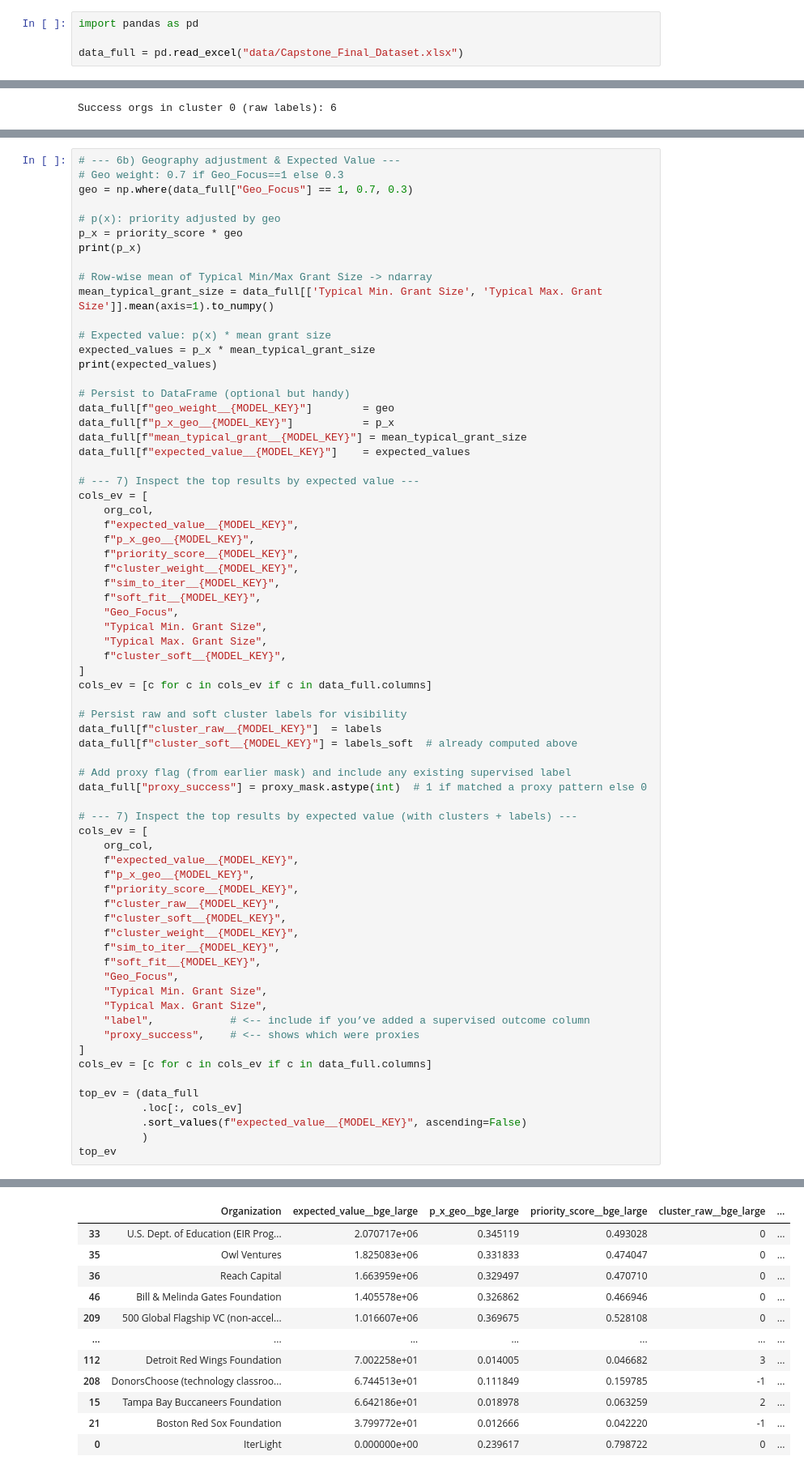
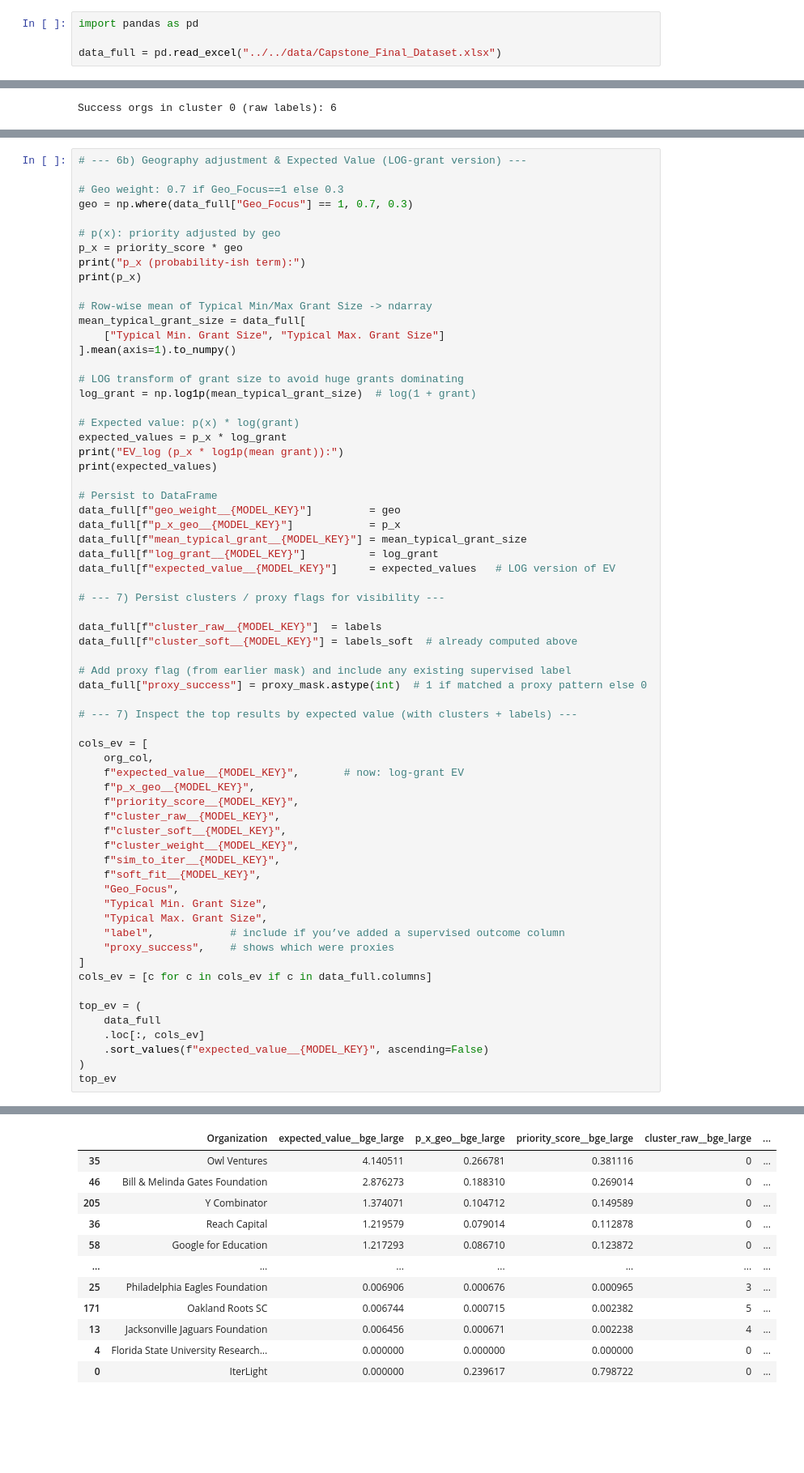
Before and after one commit to BecksterScience/IterLight, a Jupyter notebook: Heuristic2/gtelarge_cross_encode/H2_gte_cross_encode.ipynb, the cells around one changed output, grey strips where cells are left out. Shown at 81% size. Cells and saved outputs as stored; diff of their text form; blank space fills up the shorter version.

```diff
--- a/Heuristic2/gtelarge_cross_encode/H2_gte_cross_encode.ipynb
+++ b/Heuristic2/gtelarge_cross_encode/H2_gte_cross_encode.ipynb
@@ -1,7 +1,7 @@
 # %%
 import pandas as pd
 
-data_full = pd.read_excel("data/Capstone_Final_Dataset.xlsx")
+data_full = pd.read_excel("../../data/Capstone_Final_Dataset.xlsx")
 # %%
 #First I will keep only Geo info, Category info, Grant info, and Mission/Pillar info
 data_full = data_full.drop(columns=[
@@ -1068,42 +1068,36 @@ print(p_x)
 # %%
-# --- 6b) Geography adjustment & Expected Value ---
+# --- 6b) Geography adjustment & Expected Value (LOG-grant version) ---
+
 # Geo weight: 0.7 if Geo_Focus==1 else 0.3
 geo = np.where(data_full["Geo_Focus"] == 1, 0.7, 0.3)
 
 # p(x): priority adjusted by geo
 p_x = priority_score * geo
+print("p_x (probability-ish term):")
 print(p_x)
 
 # Row-wise mean of Typical Min/Max Grant Size -> ndarray
-mean_typical_grant_size = data_full[['Typical Min. Grant Size', 'Typical Max. Grant Size']].mean(axis=1).to_numpy()
+mean_typical_grant_size = data_full[
+    ["Typical Min. Grant Size", "Typical Max. Grant Size"]
+].mean(axis=1).to_numpy()
 
-# Expected value: p(x) * mean grant size
-expected_values = p_x * mean_typical_grant_size
+# LOG transform of grant size to avoid huge grants dominating
+log_grant = np.log1p(mean_typical_grant_size)  # log(1 + grant)
+
+# Expected value: p(x) * log(grant)
+expected_values = p_x * log_grant
+print("EV_log (p_x * log1p(mean grant)):")
 print(expected_values)
 
-# Persist to DataFrame (optional but handy)
-data_full[f"geo_weight__{MODEL_KEY}"]        = geo
-data_full[f"p_x_geo__{MODEL_KEY}"]           = p_x
+# Persist to DataFrame
+data_full[f"geo_weight__{MODEL_KEY}"]         = geo
+data_full[f"p_x_geo__{MODEL_KEY}"]            = p_x
 data_full[f"mean_typical_grant__{MODEL_KEY}"] = mean_typical_grant_size
-data_full[f"expected_value__{MODEL_KEY}"]    = expected_values
+data_full[f"log_grant__{MODEL_KEY}"]          = log_grant
+data_full[f"expected_value__{MODEL_KEY}"]     = expected_values   # LOG version of EV
 
-# --- 7) Inspect the top results by expected value ---
-cols_ev = [
-    org_col,
-    f"expected_value__{MODEL_KEY}",
-    f"p_x_geo__{MODEL_KEY}",
-    f"priority_score__{MODEL_KEY}",
-    f"cluster_weight__{MODEL_KEY}",
-    f"sim_to_iter__{MODEL_KEY}",
-    f"soft_fit__{MODEL_KEY}",
-    "Geo_Focus",
-    "Typical Min. Grant Size",
-    "Typical Max. Grant Size",
-    f"cluster_soft__{MODEL_KEY}",
-]
-cols_ev = [c for c in cols_ev if c in data_full.columns]
+# --- 7) Persist clusters / proxy flags for visibility ---
 
-# Persist raw and soft cluster labels for visibility
 data_full[f"cluster_raw__{MODEL_KEY}"]  = labels
 data_full[f"cluster_soft__{MODEL_KEY}"] = labels_soft  # already computed above
 
@@ -1111,9 +1105,10 @@ data_full[f"cluster_soft__{MODEL_KEY}"] = labels_soft  # already computed above
 data_full["proxy_success"] = proxy_mask.astype(int)  # 1 if matched a proxy pattern else 0
 
 # --- 7) Inspect the top results by expected value (with clusters + labels) ---
+
 cols_ev = [
     org_col,
-    f"expected_value__{MODEL_KEY}",
+    f"expected_value__{MODEL_KEY}",       # now: log-grant EV
     f"p_x_geo__{MODEL_KEY}",
     f"priority_score__{MODEL_KEY}",
     f"cluster_raw__{MODEL_KEY}",
@@ -1124,14 +1119,15 @@ cols_ev = [
     "Geo_Focus",
     "Typical Min. Grant Size",
     "Typical Max. Grant Size",
-    "label",            # <-- include if you’ve added a supervised outcome column
-    "proxy_success",    # <-- shows which were proxies
+    "label",            # include if you’ve added a supervised outcome column
+    "proxy_success",    # shows which were proxies
 ]
 cols_ev = [c for c in cols_ev if c in data_full.columns]
 
-top_ev = (data_full
-          .loc[:, cols_ev]
-          .sort_values(f"expected_value__{MODEL_KEY}", ascending=False)
-          )
+top_ev = (
+    data_full
+    .loc[:, cols_ev]
+    .sort_values(f"expected_value__{MODEL_KEY}", ascending=False)
+)
 top_ev
 # %% [output]
@@ -1155,15 +1151,15 @@ top_ev
 |  | Organization | expected_value__bge_large | p_x_geo__bge_large | priority_score__bge_large | cluster_raw__bge_large | ... |
-| 33 | U.S. Dept. of Education (EIR Prog... | 2.070717e+06 | 0.345119 | 0.493028 | 0 | ... |
-| 35 | Owl Ventures | 1.825083e+06 | 0.331833 | 0.474047 | 0 | ... |
-| 36 | Reach Capital | 1.663959e+06 | 0.329497 | 0.470710 | 0 | ... |
-| 46 | Bill & Melinda Gates Foundation | 1.405578e+06 | 0.326862 | 0.466946 | 0 | ... |
-| 209 | 500 Global Flagship VC (non-accel... | 1.016607e+06 | 0.369675 | 0.528108 | 0 | ... |
+| 35 | Owl Ventures | 4.140511 | 0.266781 | 0.381116 | 0 | ... |
+| 46 | Bill & Melinda Gates Foundation | 2.876273 | 0.188310 | 0.269014 | 0 | ... |
+| 205 | Y Combinator | 1.374071 | 0.104712 | 0.149589 | 0 | ... |
+| 36 | Reach Capital | 1.219579 | 0.079014 | 0.112878 | 0 | ... |
+| 58 | Google for Education | 1.217293 | 0.086710 | 0.123872 | 0 | ... |
 | ... | ... | ... | ... | ... | ... | ... |
-| 112 | Detroit Red Wings Foundation | 7.002258e+01 | 0.014005 | 0.046682 | 3 | ... |
-| 208 | DonorsChoose (technology classroo... | 6.744513e+01 | 0.111849 | 0.159785 | -1 | ... |
-| 15 | Tampa Bay Buccaneers Foundation | 6.642186e+01 | 0.018978 | 0.063259 | 2 | ... |
-| 21 | Boston Red Sox Foundation | 3.799772e+01 | 0.012666 | 0.042220 | -1 | ... |
-| 0 | IterLight | 0.000000e+00 | 0.239617 | 0.798722 | 0 | ... |
+| 25 | Philadelphia Eagles Foundation | 0.006906 | 0.000676 | 0.000965 | 3 | ... |
+| 171 | Oakland Roots SC | 0.006744 | 0.000715 | 0.002382 | 5 | ... |
+| 13 | Jacksonville Jaguars Foundation | 0.006456 | 0.000671 | 0.002238 | 4 | ... |
+| 4 | Florida State University Research... | 0.000000 | 0.000000 | 0.000000 | 0 | ... |
+| 0 | IterLight | 0.000000 | 0.239617 | 0.798722 | 0 | ... |
 152 rows × 13 columns
 # %%
 # --- 8) Save ranked results and build 30-org list ---
```
Also changed, not shown: parts of 3 cells of this notebook, 9 other files.
